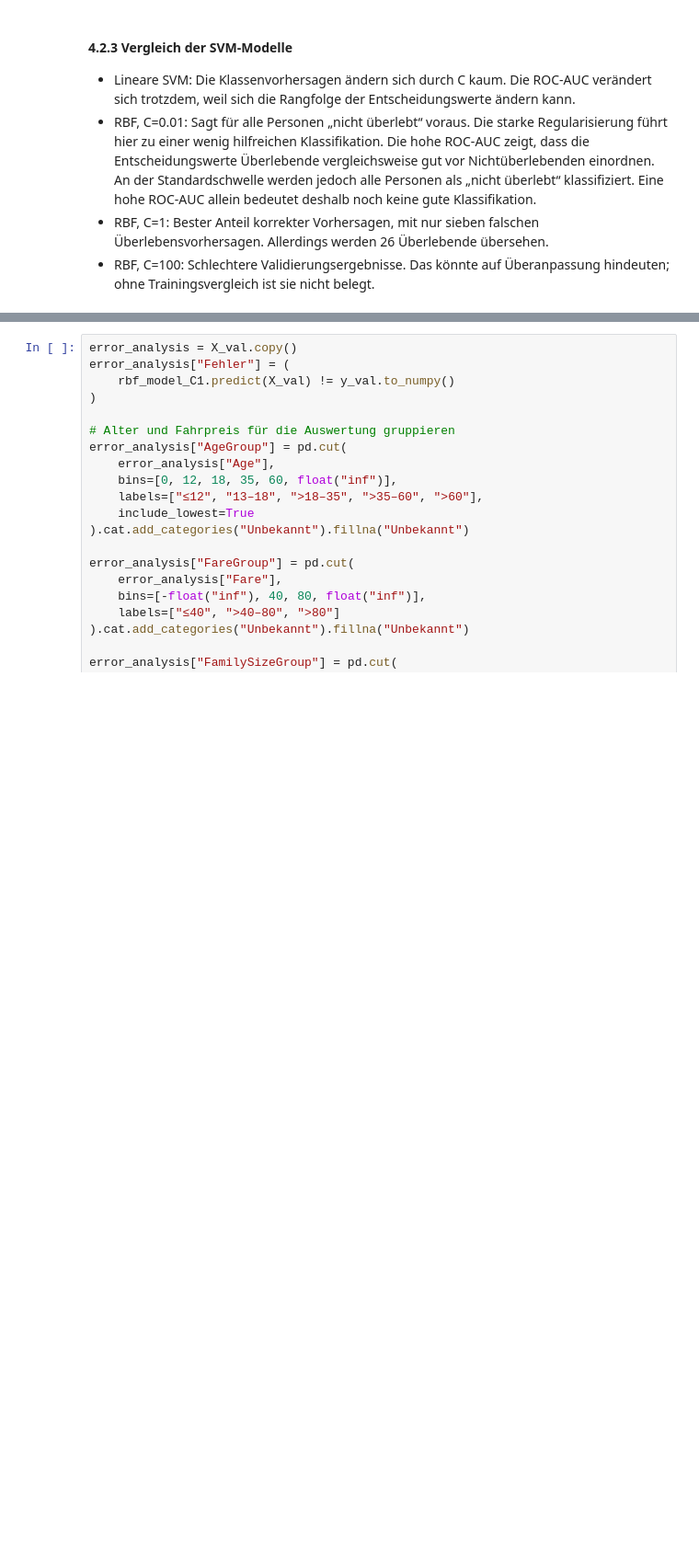
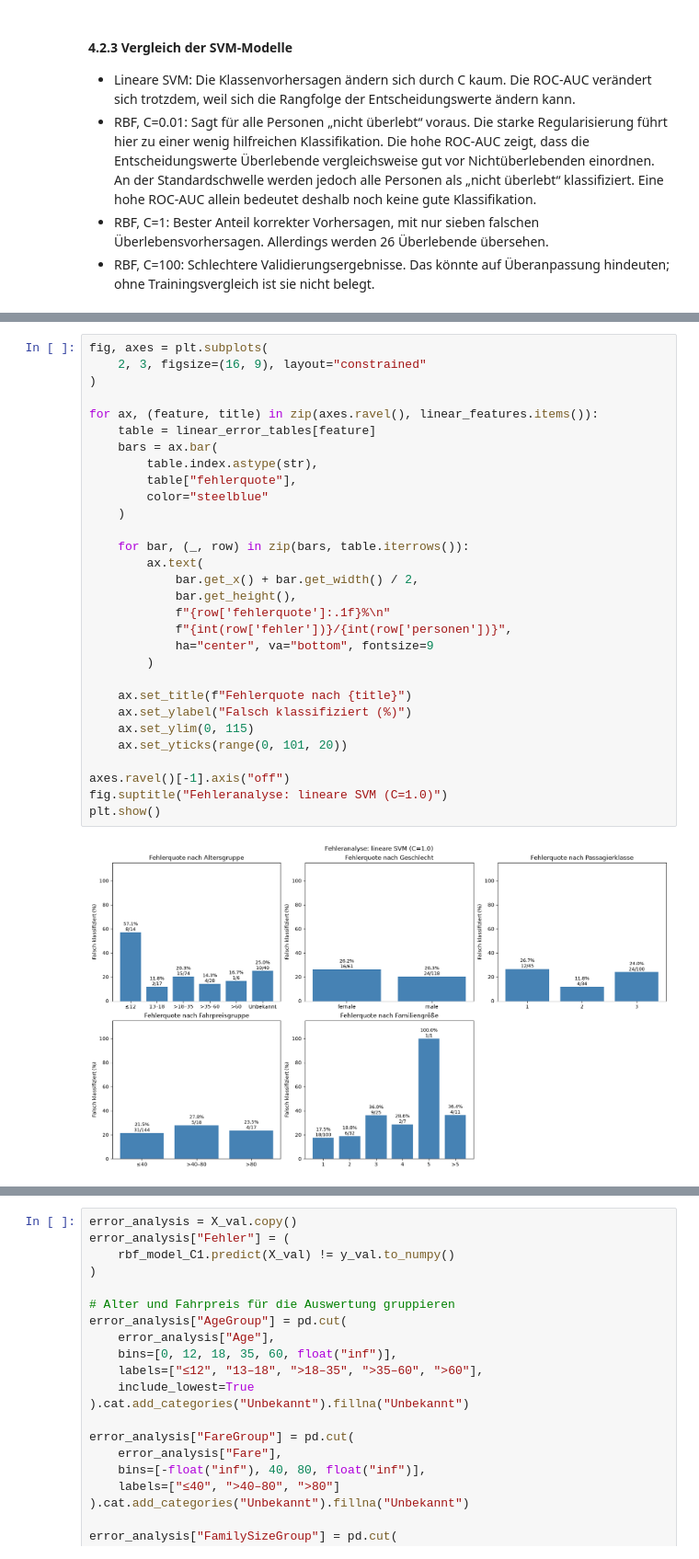
Before and after one commit to dhubmann/titanic, a Jupyter notebook: titanic.ipynb, the cells around one changed output, grey strips where cells are left out. Shown at 92% size. Drawn from its saved outputs; the diff is of its cells as text; blank space fills up the shorter version.

Commit message:
Add error analysis for linear svm

```diff
--- a/titanic.ipynb
+++ b/titanic.ipynb
@@ -1479,0 +1548,32 @@ Die Vorverarbeitung wird gemeinsam mit der SVM in einer Pipeline umgesetzt. Fehl
+# %%
+fig, axes = plt.subplots(
+    2, 3, figsize=(16, 9), layout="constrained"
+)
+
+for ax, (feature, title) in zip(axes.ravel(), linear_features.items()):
+    table = linear_error_tables[feature]
+    bars = ax.bar(
+        table.index.astype(str),
+        table["fehlerquote"],
+        color="steelblue"
+    )
+
+    for bar, (_, row) in zip(bars, table.iterrows()):
+        ax.text(
+            bar.get_x() + bar.get_width() / 2,
+            bar.get_height(),
+            f"{row['fehlerquote']:.1f}%\n"
+            f"{int(row['fehler'])}/{int(row['personen'])}",
+            ha="center", va="bottom", fontsize=9
+        )
+
+    ax.set_title(f"Fehlerquote nach {title}")
+    ax.set_ylabel("Falsch klassifiziert (%)")
+    ax.set_ylim(0, 115)
+    ax.set_yticks(range(0, 101, 20))
+
+axes.ravel()[-1].axis("off")
+fig.suptitle("Fehleranalyse: lineare SVM (C=1.0)")
+plt.show()
+# %% [output]
+[figure, added]
```
Also changed, not shown: parts of 7 cells of this notebook.
